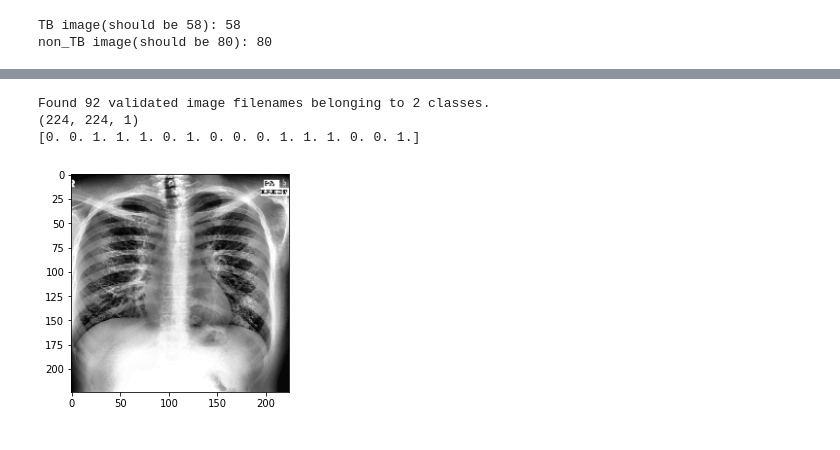
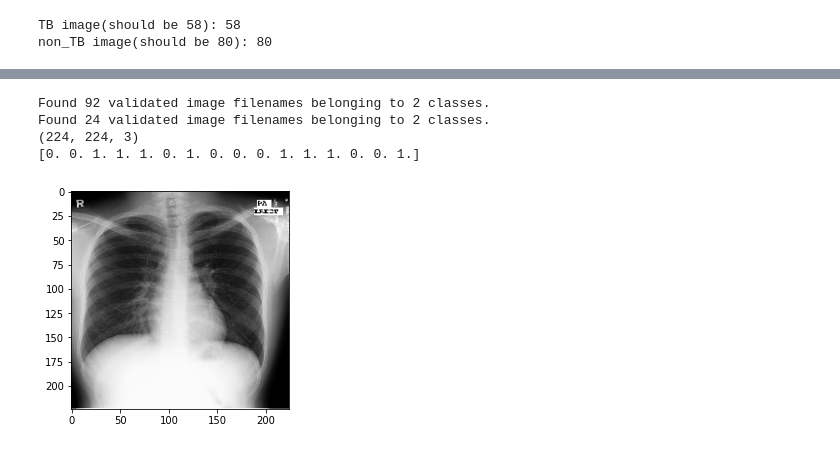
Before and after one commit to nivation/Chexnet_Tensorflow, a Jupyter notebook: MON.ipynb, the cells around one changed output, grey strips where cells are left out. Saved outputs shown, nothing was run; the diff lists cells and outputs as text; code cells hidden in the pictures.

```diff
--- a/MON.ipynb
+++ b/MON.ipynb
@@ -193,32 +219,48 @@ def CLAHE(img):
 
 train_datagen = ImageDataGenerator(zoom_range = 0.1,
                                    preprocessing_function=CLAHE)
+# %%
+# VGG preprocess
+train_datagen = ImageDataGenerator(
+    preprocessing_function=tf.keras.applications.vgg16.preprocess_input)
 # %%
+# CLAHE
 image_dir = '/home/stevenlai/Desktop/chexnet/database/'
 df['label'] = df['label'].astype(str)
 for train_index, val_index in skf.split(X,Y):
     training_data = df.iloc[train_index]
     validation_data = df.iloc[val_index]
 
     train_data_generator = train_datagen.flow_from_dataframe(training_data,
                                                              directory = image_dir,
                                                              x_col = "path",
                                                              y_col = "label",
-                                                             class_mode = "sparse" ,
+                                                             class_mode = "binary" ,
                                                              shuffle = True,
-                                                             color_mode = 'grayscale',
+                                                             #color_mode = 'grayscale',
                                                              target_size = (224,224),
                                                              batch_size = 16,
                                                              seed = 10)
+    val_data_generator = train_datagen.flow_from_dataframe(validation_data,
+                                                           directory = image_dir,
+                                                           x_col = "path",
+                                                           y_col = "label",
+                                                           class_mode = "binary" ,
+                                                           shuffle = True,
+                                                           #color_mode = 'grayscale',
+                                                           target_size = (224,224),
+                                                           batch_size = 16,
+                                                           seed = 10)
     for (x,y) in train_data_generator :
         print(x[0].shape)
         print(y)
         plt.imshow(x[0][:,:,0], cmap=plt.cm.gray)
         plt.show()
         break
     break
 # %% [output]
 Found 92 validated image filenames belonging to 2 classes.
-(224, 224, 1)
+Found 24 validated image filenames belonging to 2 classes.
+(224, 224, 3)
 [0. 0. 1. 1. 1. 0. 1. 0. 0. 0. 1. 1. 1. 0. 0. 1.]
-[figure, old version]
+[figure, new version]
```
Also changed, not shown: parts of 14 cells of this notebook, 2 other files.
